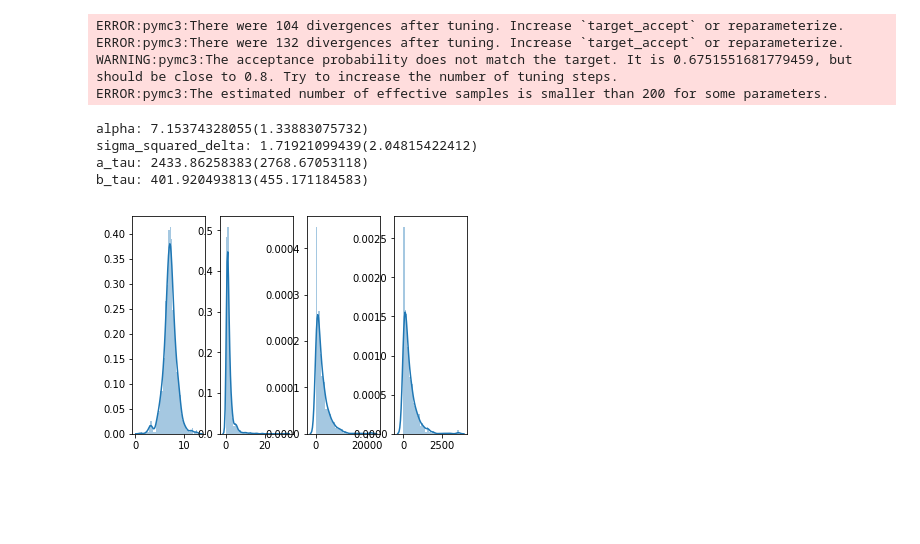
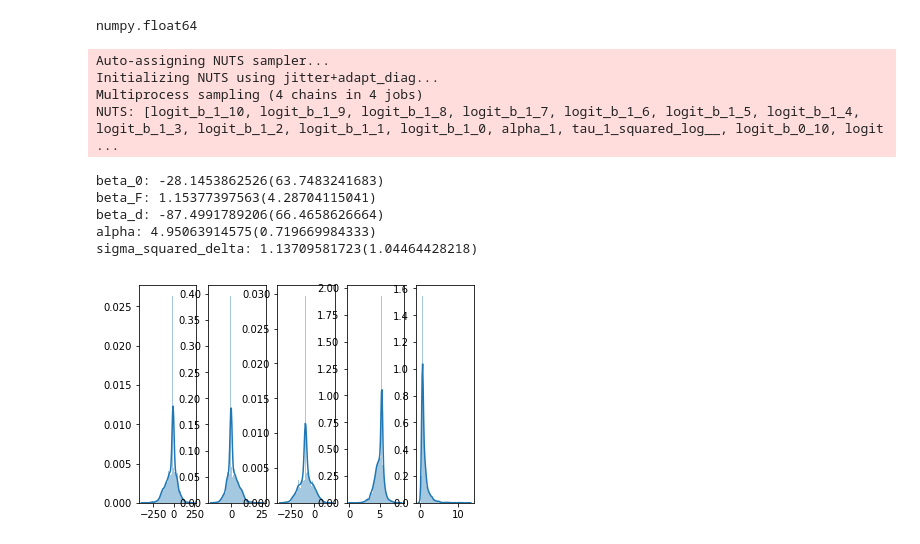
Before and after one commit to qandrew/6.882-fp, a Jupyter notebook: brandon/Tweets Probability Updated.ipynb, the cells around one changed output. Drawn from its saved outputs; the diff is of its cells as text; code cells hidden in the pictures; blank space fills up the shorter version.

Commit message:
changes, data visualization

```diff
--- a/brandon/Tweets Probability Updated.ipynb
+++ b/brandon/Tweets Probability Updated.ipynb
@@ -57,9 +57,13 @@ def generate_number_of_follower_who_retweet(tweet_df):
 # %%
 log_s_j_x = []
 for i in range(num_root_tweets):
-    s_j_x = sorted(generate_reaction_times(tweet_dfs[i]).values())
-    log_s_j_x.append([np.log(i.seconds) for i in s_j_x])
+    s_j_x = sorted(generate_reaction_times(tweet_dfs[i]))
+    log_s_j_x.append([np.log(j.seconds) for j in s_j_x])
 fake_logs = [[1 for i in range(num_root_tweets)] for j in range(5)]
+# %%
+type(log_s_j_x[0][1])
+# %% [output]
+numpy.float64
 # %%
 # pymc3 model
 with pm.Model() as twitter_model:
@@ -71,10 +75,10 @@ with pm.Model() as twitter_model:
     b_tau = pm.Gamma('b_tau', alpha=1, beta=.002) # eq 8
 
     # binom model for graph structure
-#     beta_0 = pm.Normal('beta_0', mu=0, sd=100) # eq 12
-#     beta_F = pm.Normal('beta_F', mu=0, sd=100) # eq 13
-#     beta_d = pm.Normal('beta_d', mu=0, sd=100) # eq 14
-#     sigma_squared_b = pm.InverseGamma('sigma_squared_b', alpha=0.5, beta=0.5, testval=10000) # eq 15
+    beta_0 = pm.Normal('beta_0', mu=0, sd=100) # eq 12
+    beta_F = pm.Normal('beta_F', mu=0, sd=100) # eq 13
+    beta_d = pm.Normal('beta_d', mu=0, sd=100) # eq 14
+    sigma_squared_b = pm.InverseGamma('sigma_squared_b', alpha=0.5, beta=0.5, testval=10000) # eq 15
 
     a_tau = pm.Deterministic('a_tau', pm.math.exp(log_a_tau))
 
@@ -96,7 +100,8 @@ with pm.Model() as twitter_model:
         # log-normal model for reaction times
         t_x_dict[x] = pm.InverseGamma('tau_{}_squared'.format(x), alpha=a_tau, beta=b_tau) # eq 4
         a_x_dict[x] = pm.Normal('alpha_{}'.format(x), mu=alpha, tau=1/sigma_squared_delta) # eq 3
-        log_s[x] = pm.Normal('log_s_{}'.format(x), mu=a_x_dict[x], tau=1/t_x_dict[x], observed=log_s) # eq 2
+        # log_s[x] = pm.Normal('log_s_{}'.format(x), mu=a_x_dict[x], tau=1/t_x_dict[x], observed=log_s) # eq 2
+        log_s[x] = {}
 
         # binomial model for retweet graph structure
         M_dict[x] = {}
@@ -115,7 +120,7 @@ with pm.Model() as twitter_model:
 
             M_dict[x][j] = pm.Binomial('M_{}_{}'.format(x, j), n = f_j_x, p = b_dict[x][j], observed=num_followers[tweet_df_users[j]]) # eq 9
 
-            log_s[x][j] = pm.Normal('log_s_{}_{}'.format(x, j), mu=a_x_dict[x], tau=t_x_dict[x]**0.5, observed=log_s_j_x[x]) # eq 2
+            log_s[x][j] = pm.Normal('log_s_{}_{}'.format(x, j), mu=a_x_dict[x], tau=t_x_dict[x]**0.5, observed=log_s_j_x[x][j]) # eq 2
 
 #         # likelihood of observation
 #         likelihood_training_tweets[x] = M_dict[x][0]
@@ -126,25 +131,26 @@ with pm.Model() as twitter_model:
 # %%
 # run model
 with twitter_model:
-    trace = pm.sample(1000,tune=2000, cores=4)
+    trace = pm.sample(1000,tune=1000, cores=4)
 # %% [output]
-ERROR:pymc3:There were 104 divergences after tuning. Increase `target_accept` or reparameterize.
-ERROR:pymc3:There were 132 divergences after tuning. Increase `target_accept` or reparameterize.
-WARNING:pymc3:The acceptance probability does not match the target. It is 0.6751551681779459, but should be close to 0.8. Try to increase the number of tuning steps.
-ERROR:pymc3:The estimated number of effective samples is smaller than 200 for some parameters.
+Auto-assigning NUTS sampler...
+Initializing NUTS using jitter+adapt_diag...
+Multiprocess sampling (4 chains in 4 jobs)
+NUTS: [logit_b_1_10, logit_b_1_9, logit_b_1_8, logit_b_1_7, logit_b_1_6, logit_b_1_5, logit_b_1_4, logit_b_1_3, logit_b_1_2, logit_b_1_1, logit_b_1_0, alpha_1, tau_1_squared_log__, logit_b_0_10, logit ...
 # %%
 # printing
 with twitter_model:
-    imp_dists = ['alpha', 'sigma_squared_delta', 'a_tau', 'b_tau']
+    imp_dists = ['beta_0', 'beta_F', 'beta_d', 'alpha', 'sigma_squared_delta']
 #                 'beta_0', 'beta_F', 'beta_d']
     fig, axs = plt.subplots(ncols=len(imp_dists))
     for i in range(len(imp_dists)):
         var = imp_dists[i]
         sns.distplot(trace[var], ax=axs[i]);
         print(var + ": " + str(np.mean(trace[var])) + "(" + str(np.std(trace[var])) + ")")
 # %% [output]
-alpha: 7.15374328055(1.33883075732)
-sigma_squared_delta: 1.71921099439(2.04815422412)
-a_tau: 2433.86258383(2768.67053118)
-b_tau: 401.920493813(455.171184583)
+beta_0: -28.1453862526(63.7483241683)
+beta_F: 1.15377397563(4.28704115041)
+beta_d: -87.4991789206(66.4658626664)
+alpha: 4.95063914575(0.719669984333)
+sigma_squared_delta: 1.13709581723(1.04464428218)
-[figure, old version]
+[figure, new version]
```
Also changed, not shown: parts of 2 cells of this notebook, 2 other files.
